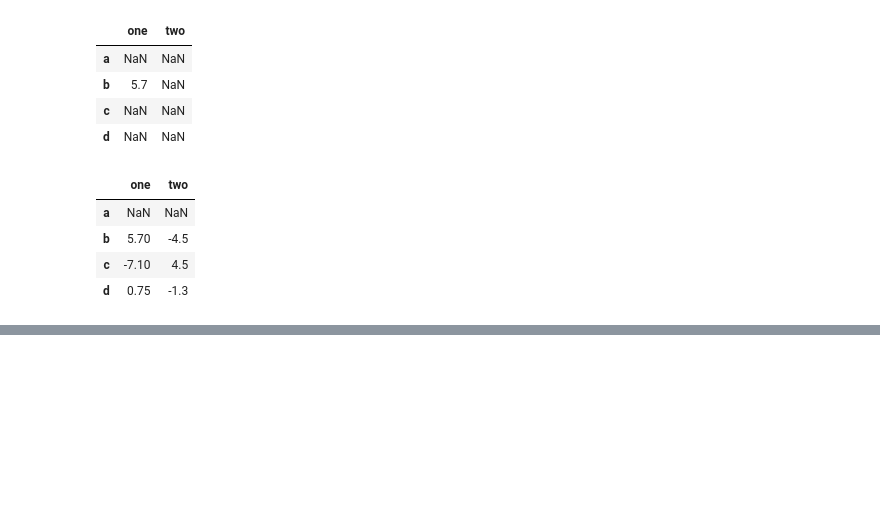
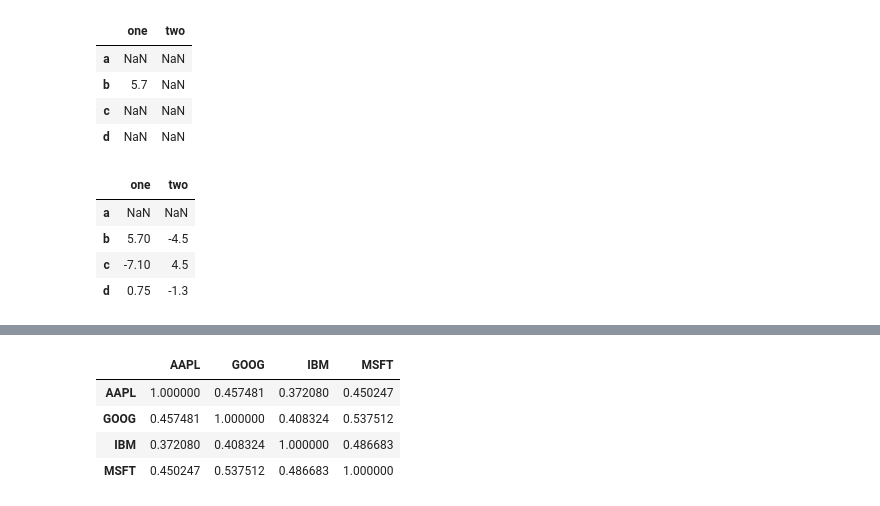
Before and after one commit to goomhow/learn-dm, a Jupyter notebook: capture-5-2.ipynb, the cells around one changed output, grey strips where cells are left out. Saved outputs shown, nothing was run; the diff lists cells and outputs as text; code cells hidden in the pictures; blank space fills up the shorter version.

```diff
--- a/capture-5-2.ipynb
+++ b/capture-5-2.ipynb
@@ -901,0 +963,8 @@ ModuleNotFoundError: No module named 'pandas_datareader'
+# %%
+returns.corr()
+# %% [output]
+|  | AAPL | GOOG | IBM | MSFT |
+| AAPL | 1.000000 | 0.457481 | 0.372080 | 0.450247 |
+| GOOG | 0.457481 | 1.000000 | 0.408324 | 0.537512 |
+| IBM | 0.372080 | 0.408324 | 1.000000 | 0.486683 |
+| MSFT | 0.450247 | 0.537512 | 0.486683 | 1.000000 |
```
Also changed, not shown: parts of 27 cells of this notebook.
